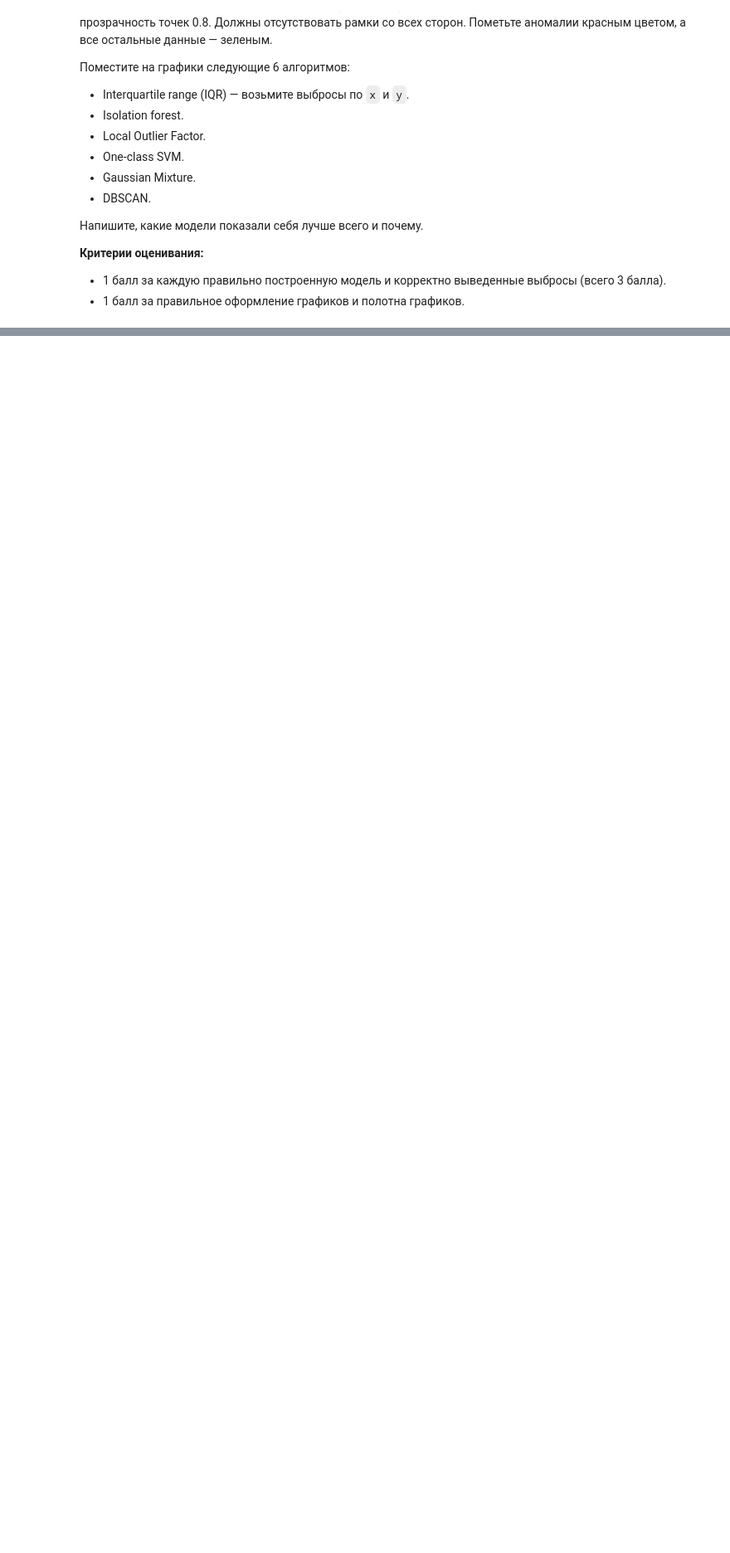
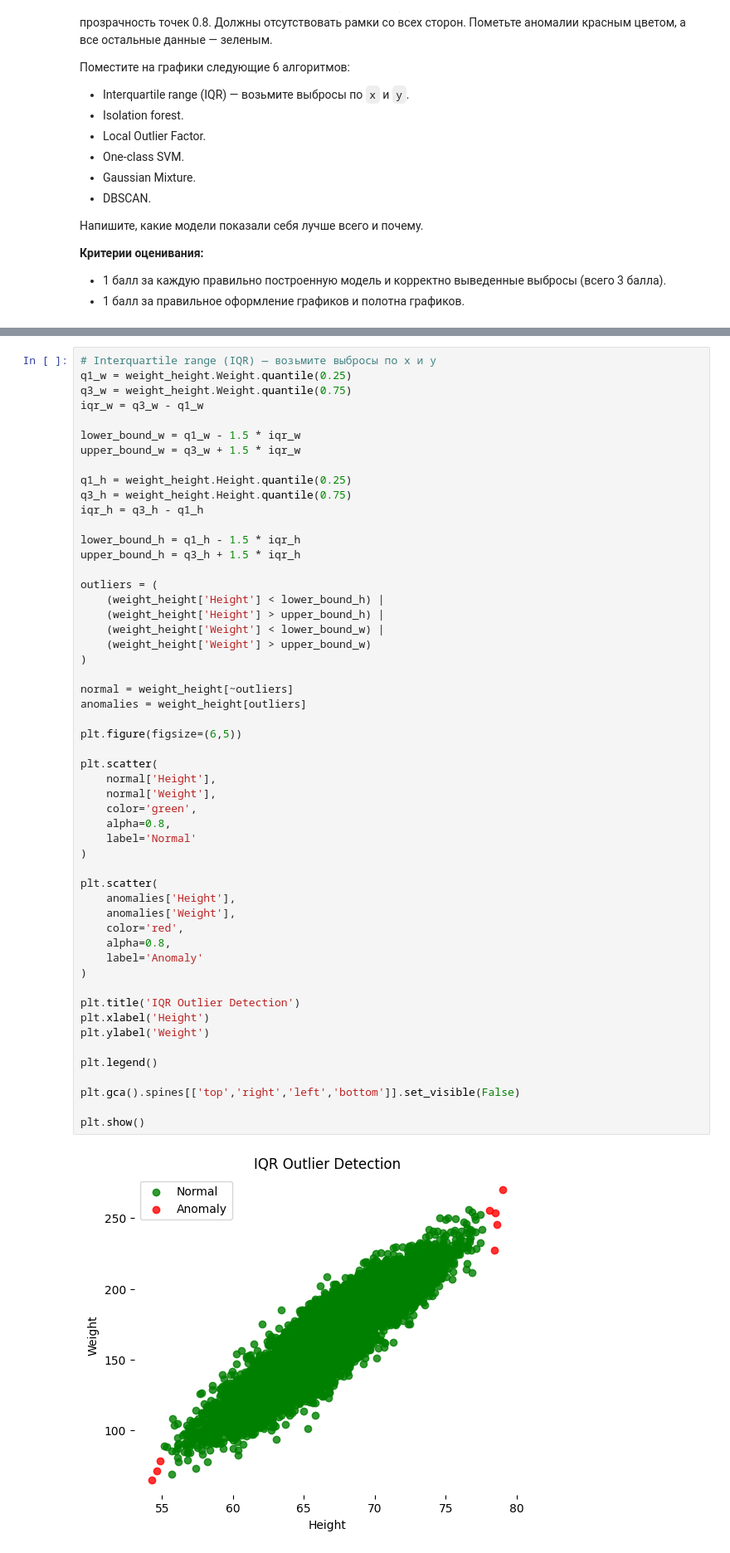
Before and after one commit to olgapoletkina/DA_mipt, a Jupyter notebook: Продвинутая_визуализация_данных_Домашнее_задание_Модуль_4.ipynb, the cells around one changed output, grey strips where cells are left out. Shown at 83% size. Drawn from its saved outputs; the diff is of its cells as text; blank space fills up the shorter version.

```diff
--- a/Продвинутая_визуализация_данных_Домашнее_задание_Модуль_4.ipynb
+++ b/Продвинутая_визуализация_данных_Домашнее_задание_Модуль_4.ipynb
@@ -100,0 +112,55 @@ plt.gca().spines[['top', 'right',]].set_visible(False)
+# %%
+# Interquartile range (IQR) — возьмите выбросы по x и y
+q1_w = weight_height.Weight.quantile(0.25)
+q3_w = weight_height.Weight.quantile(0.75)
+iqr_w = q3_w - q1_w
+
+lower_bound_w = q1_w - 1.5 * iqr_w
+upper_bound_w = q3_w + 1.5 * iqr_w
+
+q1_h = weight_height.Height.quantile(0.25)
+q3_h = weight_height.Height.quantile(0.75)
+iqr_h = q3_h - q1_h
+
+lower_bound_h = q1_h - 1.5 * iqr_h
+upper_bound_h = q3_h + 1.5 * iqr_h
+
+outliers = (
+    (weight_height['Height'] < lower_bound_h) |
+    (weight_height['Height'] > upper_bound_h) |
+    (weight_height['Weight'] < lower_bound_w) |
+    (weight_height['Weight'] > upper_bound_w)
+)
+
+normal = weight_height[~outliers]
+anomalies = weight_height[outliers]
+
+plt.figure(figsize=(6,5))
+
+plt.scatter(
+    normal['Height'],
+    normal['Weight'],
+    color='green',
+    alpha=0.8,
+    label='Normal'
+)
+
+plt.scatter(
+    anomalies['Height'],
+    anomalies['Weight'],
+    color='red',
+    alpha=0.8,
+    label='Anomaly'
+)
+
+plt.title('IQR Outlier Detection')
+plt.xlabel('Height')
+plt.ylabel('Weight')
+
+plt.legend()
+
+plt.gca().spines[['top','right','left','bottom']].set_visible(False)
+
+plt.show()
+# %% [output]
+[figure, added]
```
Also changed, not shown: parts of 20 cells of this notebook.
